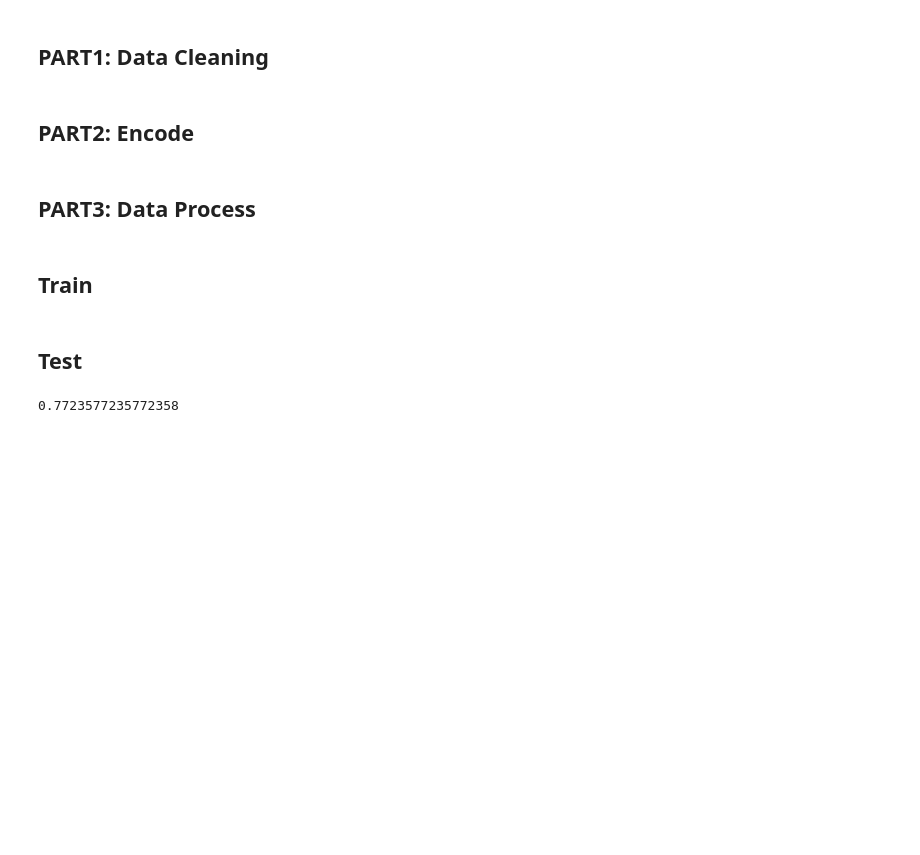
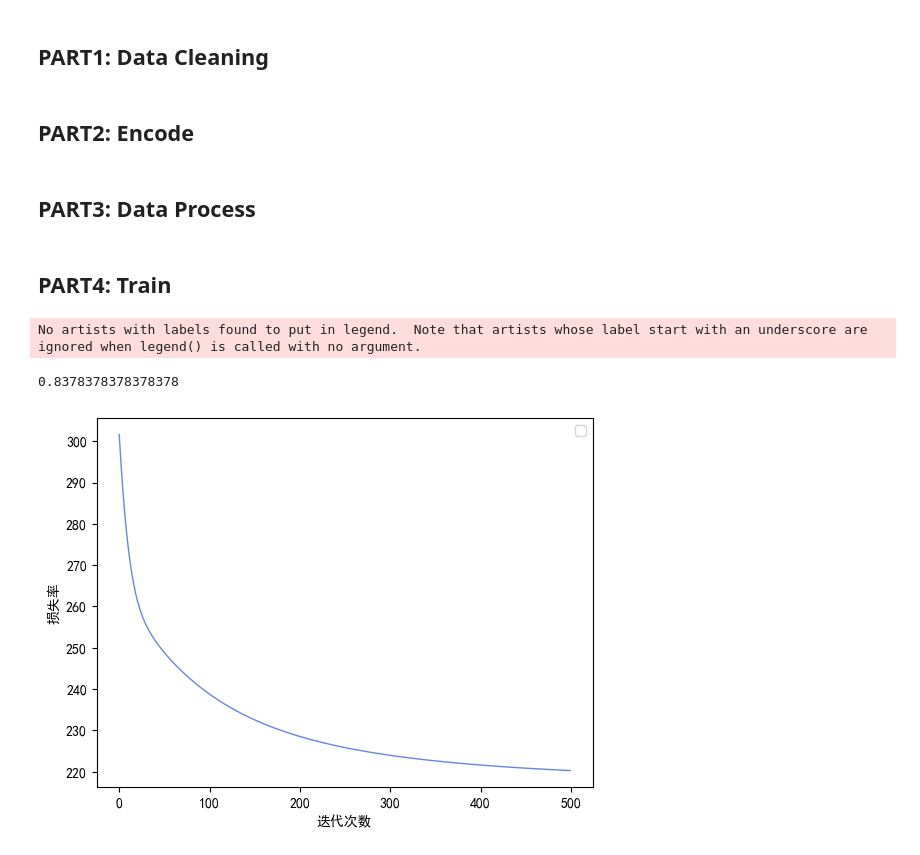
Before and after one commit to wintermelon008/2022-ML-ustc, a Jupyter notebook: lab1/Loan.ipynb, the cells around one changed output. Cells and saved outputs as stored; diff of their text form; code cells hidden in the pictures; blank space fills up the shorter version.

Commit message:
report part 1

```diff
--- a/lab1/Loan.ipynb
+++ b/lab1/Loan.ipynb
@@ -59,8 +59,16 @@ df['Education'] = df['Education'].map({'Graduate': 1, 'Not Graduate': 0})
 df['Property_Area'] = df['Property_Area'].map({'Rural': 0, 'Semiurban': 1, 'Urban': 2})
 df['Self_Employed'] = df['Self_Employed'].map({'Yes': 1, 'No': 0})
 df['Loan_Status'] = df['Loan_Status'].map({'Y': 1, 'N': 0})
+
+# print(df.head())
+# Loan_ID  Gender  Married  Dependents  Education  Self_Employed
+
+# ApplicantIncome  CoapplicantIncome  LoanAmount  Loan_Amount_Term
+
+# Credit_History  Property_Area
 # df.drop(df.columns[[0,1,2,3,4,5,6,7,8,9,11]], axis=1, inplace=True)
-df.drop(df.columns[[0]], axis=1, inplace=True)
+df.drop(df.columns[[0, 1, 2, 4, 8]], axis=1, inplace=True)
+# df.drop(df.columns[[0]], axis=1, inplace=True)
 
 df = df.apply(lambda x: (x - np.min(x)) / (np.max(x) - np.min(x))).round(4)
 
@@ -85,10 +93,9 @@ def random_Split_data(data: pd.DataFrame, rate = 0.75):
     return X_train, y_train, X_test, y_test
 
 
-
-X_train, y_train, X_test, y_test = random_Split_data(df, rate=0.8)
+X_train, y_train, X_test, y_test = random_Split_data(df, rate=0.7)
 # %% [markdown]
-## Train
+## PART4: Train
 # %%
 # Task4 train your model and plot the loss curve of training
 from Logistic import LogisticRegression
@@ -96,25 +103,42 @@ import matplotlib.pyplot as plt
 
 
 lr = LogisticRegression()
-loss = lr.fit(X_train, y_train, lr=0.005)
+times, loss = lr.fit(X_train, y_train, lr=0.0005,tol=1e-2)
 pred = lr.predict(X_test)
 
 # DEBUG ONLY
-# print(lr.w)
 # print(loss)
 # print(pred)
 # print(lr.w)
-# %% [markdown]
-## Test
 # %%
 # Task5 compare the accuracy(or other metrics you want) of test data with different parameters you train with
 sum = 0
 count = 0
 for i in range(len(y_test)):
     if y_test[i] == pred[i]:
         count += 1
     sum += 1
 
 print(count / sum)
+import pylab as pl
+
+pl.mpl.rcParams['font.sans-serif'] = ['SimHei']  # 添加这条可以让图形显示中文
+
+x_axis_data = list(range(times + 1))[0:500]
+# print(x_axis_data)
+# print(loss)
+y_axis_data = loss[0:500]
+
+# plot中参数的含义分别是横轴值，纵轴值，线的形状，颜色，透明度,线的宽度和标签
+plt.plot(x_axis_data, y_axis_data, color='#4169E1', alpha=0.8, linewidth=1)
+
+# 显示标签，如果不加这句，即使在plot中加了label='一些数字'的参数，最终还是不会显示标签
+plt.legend(loc="upper right")
+plt.xlabel('迭代次数')
+plt.ylabel('损失率')
+
+plt.show()
 # %% [output]
-0.7723577235772358
+No artists with labels found to put in legend.  Note that artists whose label start with an underscore are ignored when legend() is called with no argument.
+0.8378378378378378
+[figure, added]
```
Also changed, not shown: parts of 1 cell of this notebook, 2 other files.
